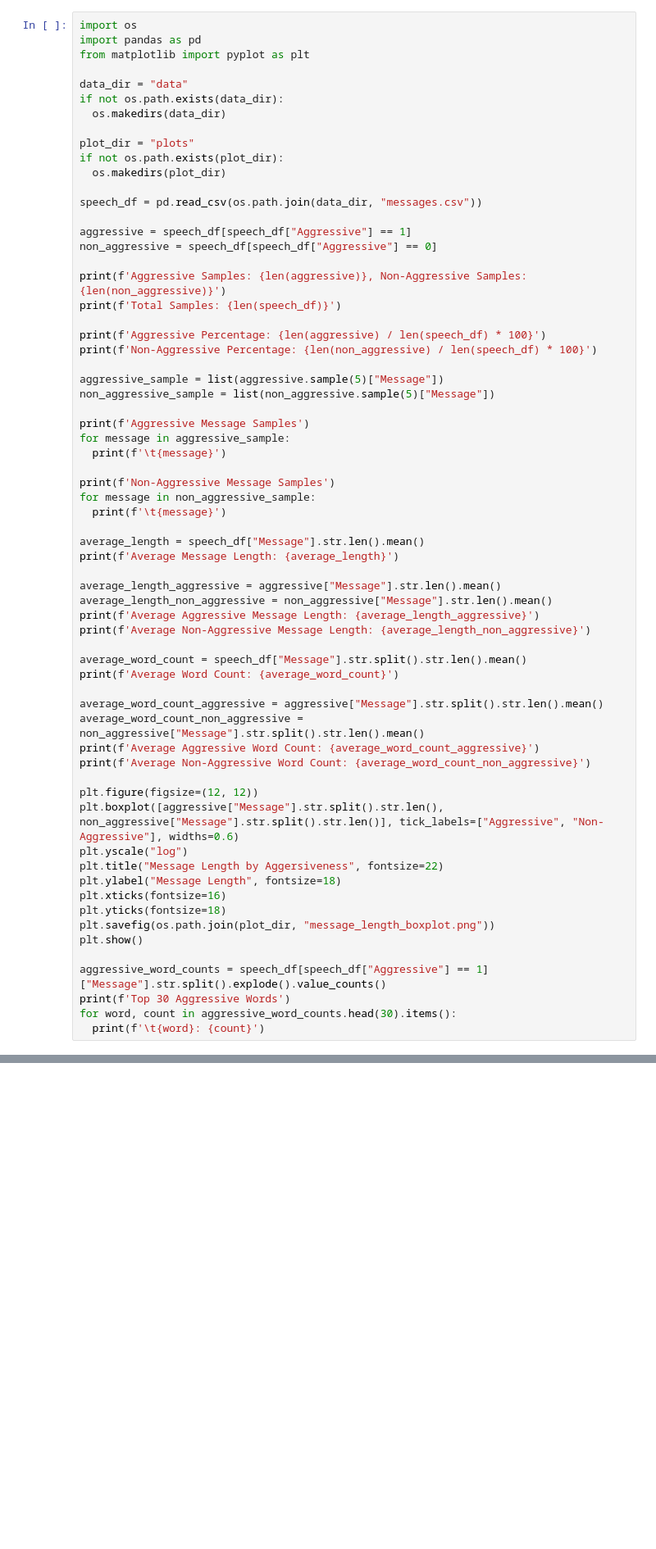
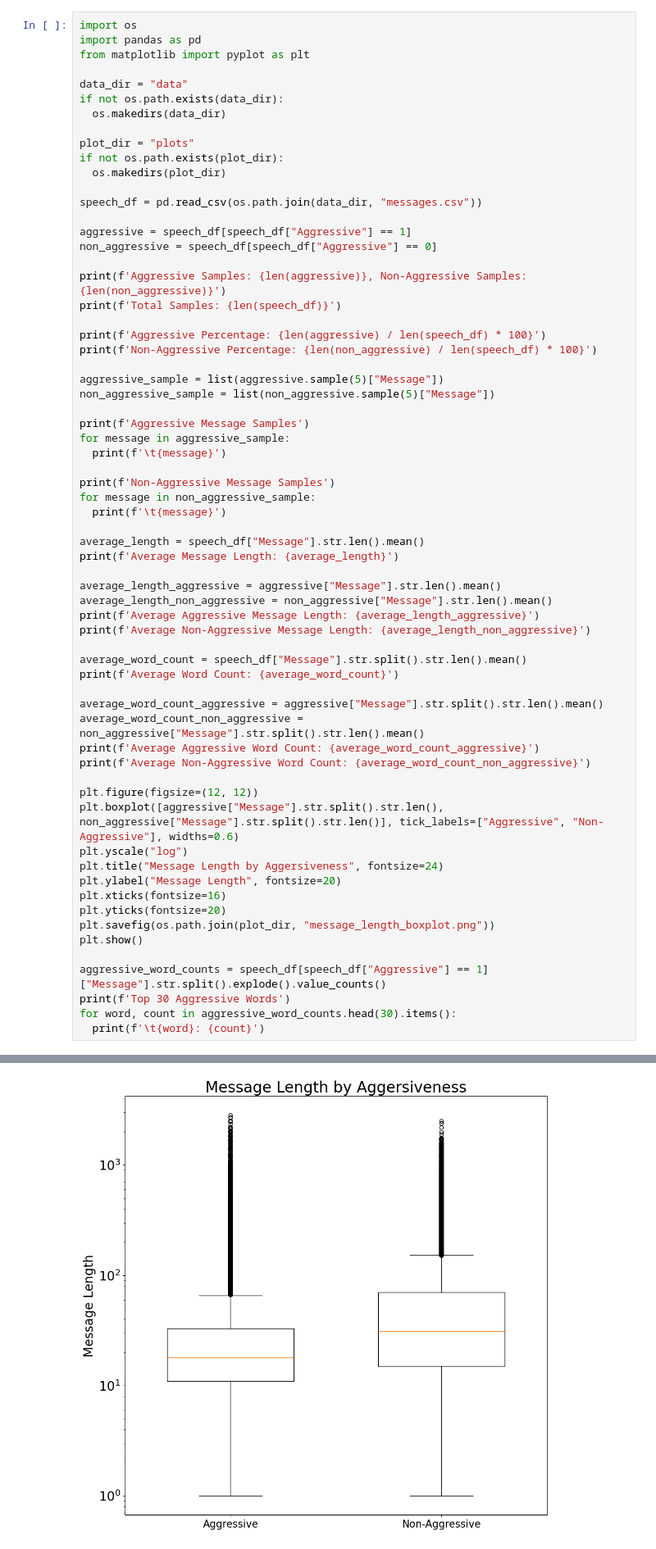
Before and after one commit to kevkev240/256-Final-Project, a Jupyter notebook: data_exploration.ipynb, the cells around one changed output, grey strips where cells are left out. Shown: that part at 82% size. Saved outputs shown, nothing was run; the diff lists cells and outputs as text; blank space fills up the shorter version.

```diff
--- a/data_exploration.ipynb
+++ b/data_exploration.ipynb
@@ -52,10 +52,10 @@ print(f'Average Non-Aggressive Word Count: {average_word_count_non_aggressive}')
 plt.figure(figsize=(12, 12))
 plt.boxplot([aggressive["Message"].str.split().str.len(), non_aggressive["Message"].str.split().str.len()], tick_labels=["Aggressive", "Non-Aggressive"], widths=0.6)
 plt.yscale("log")
-plt.title("Message Length by Aggersiveness", fontsize=22)
-plt.ylabel("Message Length", fontsize=18)
+plt.title("Message Length by Aggersiveness", fontsize=24)
+plt.ylabel("Message Length", fontsize=20)
 plt.xticks(fontsize=16)
-plt.yticks(fontsize=18)
+plt.yticks(fontsize=20)
 plt.savefig(os.path.join(plot_dir, "message_length_boxplot.png"))
 plt.show()
 
@@ -79,5 +79,6 @@ Non-Aggressive Message Samples
 ... (6 lines left out)
 Average Non-Aggressive Message Length: 370.5045243804956
 Average Word Count: 59.52285149254893
 Average Aggressive Word Count: 45.214601450322135
 Average Non-Aggressive Word Count: 64.801310951239
+[figure, added]
```
Also changed, not shown: parts of 1 cell of this notebook, 1 other file.
